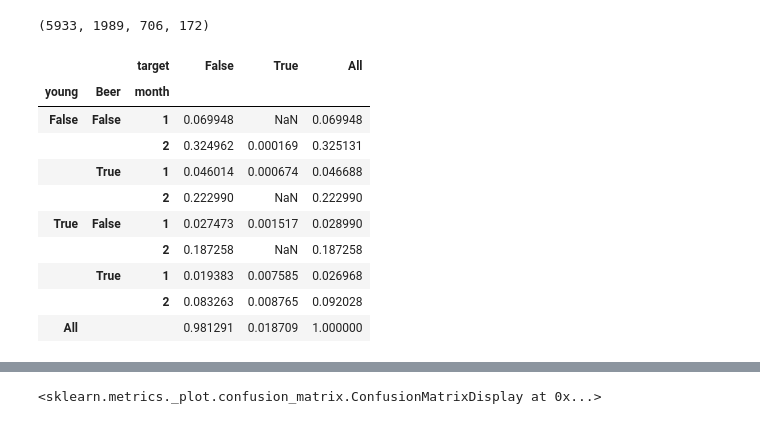
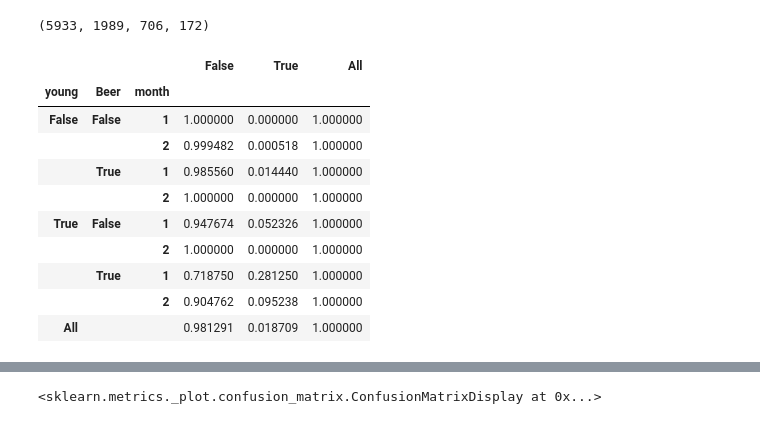
Before and after one commit to rel8edto/PublicDatasets, a Jupyter notebook: Football/FootBallDTtree.ipynb, the cells around one changed output, grey strips where cells are left out. Drawn from its saved outputs; the diff is of its cells as text; code cells hidden in the pictures.

```diff
--- a/Football/FootBallDTtree.ipynb
+++ b/Football/FootBallDTtree.ipynb
@@ -115,19 +115,20 @@ len(df), len(df.query('age<=25')), len(df.query('age<=25 & Beer == True')), len(
 # %%
 df2 = df.__deepcopy__()
 df2['young'] = df2['age'] <= 25
 counttable = pd.pivot_table(df2, 'ticketid', index=['young','Beer','month'], columns='target',aggfunc='count',margins=True)
 percenttable = counttable / len(df)
-counttable
-percenttable
+percenttableRow = percenttable.div( percenttable.iloc[:,-1], axis=0 ).fillna(0)
+percenttableRow.columns = [str(r) for r in percenttableRow.columns]
+percenttableRow.style.background_gradient(cmap="Blues", subset=['True'])
 # %% [output]
-|  |  | target | False | True | All |
+|  |  |  | False | True | All |
 | young | Beer | month |  |  |  |
-| False | False | 1 | 0.069948 | NaN | 0.069948 |
-|  |  | 2 | 0.324962 | 0.000169 | 0.325131 |
-|  | True | 1 | 0.046014 | 0.000674 | 0.046688 |
-|  |  | 2 | 0.222990 | NaN | 0.222990 |
-| True | False | 1 | 0.027473 | 0.001517 | 0.028990 |
-|  |  | 2 | 0.187258 | NaN | 0.187258 |
-|  | True | 1 | 0.019383 | 0.007585 | 0.026968 |
-|  |  | 2 | 0.083263 | 0.008765 | 0.092028 |
+| False | False | 1 | 1.000000 | 0.000000 | 1.000000 |
+|  |  | 2 | 0.999482 | 0.000518 | 1.000000 |
+|  | True | 1 | 0.985560 | 0.014440 | 1.000000 |
+|  |  | 2 | 1.000000 | 0.000000 | 1.000000 |
+| True | False | 1 | 0.947674 | 0.052326 | 1.000000 |
+|  |  | 2 | 1.000000 | 0.000000 | 1.000000 |
+|  | True | 1 | 0.718750 | 0.281250 | 1.000000 |
+|  |  | 2 | 0.904762 | 0.095238 | 1.000000 |
 | All |  |  | 0.981291 | 0.018709 | 1.000000 |
```
Also changed, not shown: parts of 2 cells of this notebook.
